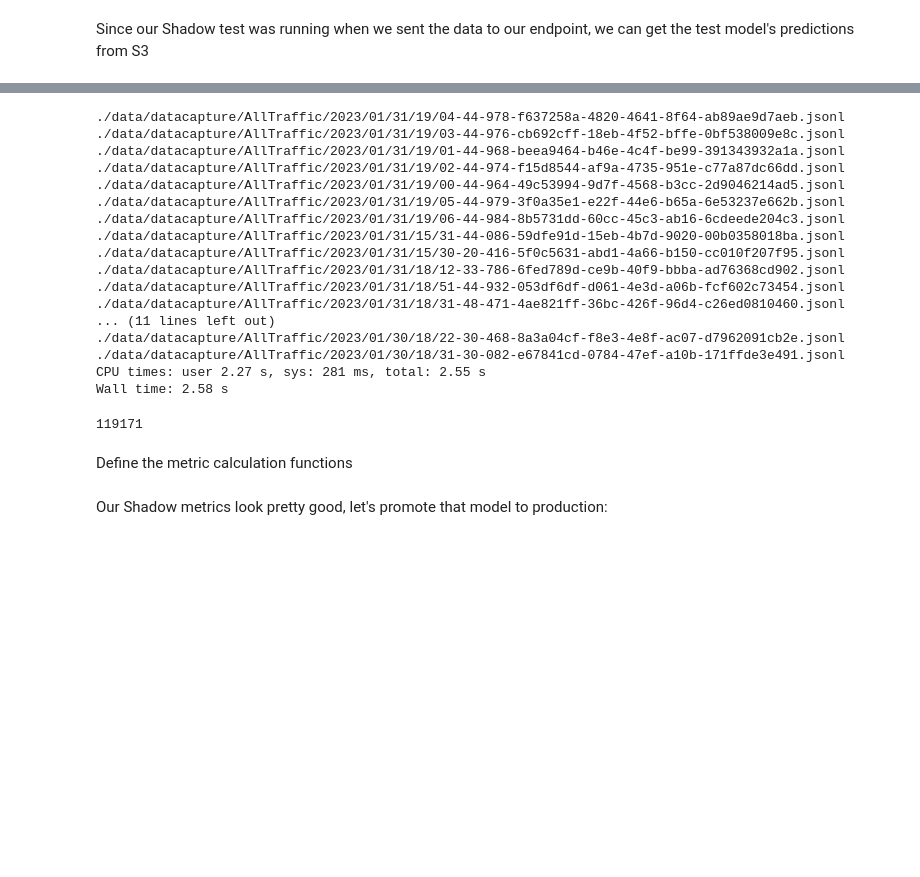
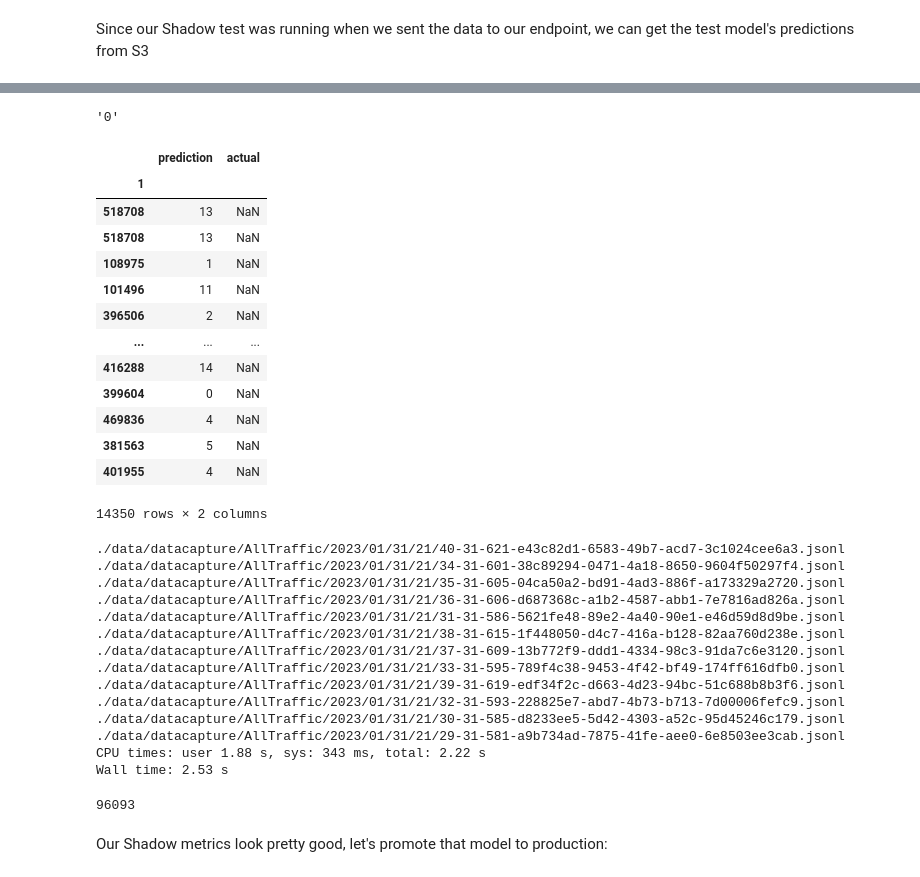
Before and after one commit to sengstacken/labs, a Jupyter notebook: tabular/webtraffic_xgboost/XGBoost-WebTraffic-ShadowTest.ipynb, the cells around one changed output, grey strips where cells are left out. Drawn from its saved outputs; the diff is of its cells as text; code cells hidden in the pictures; blank space fills up the shorter version.

```diff
--- a/tabular/webtraffic_xgboost/XGBoost-WebTraffic-ShadowTest.ipynb
+++ b/tabular/webtraffic_xgboost/XGBoost-WebTraffic-ShadowTest.ipynb
@@ -612,5 +626,7 @@ for f in shadowfiles:
 
             # utput from model
             model_output = base64.b64decode(obj['captureData']['endpointOutput']['data']).decode('UTF-8').strip('[').strip(']')
-            shadowout.append(model_output)
+            metadata = obj['eventMetadata']
+            if 'inferenceId' in metadata:
+                shadowout.append([model_output, metadata['inferenceId']])
 # %% [output]
@@ -639,0 +667,11 @@ len(shadowout)
+# %%
+shadow_df = pd.DataFrame(shadowout)
+shadow_df['int_index'] = shadow_df[1].map(int)
+shadow_df.set_index('int_index', inplace=True)
+shadow_df.rename(columns={0:'prediction'}, inplace=True)
+true_df.rename(columns={0:'actual'}, inplace=True)
+shadow_df.drop(columns=[1], axis=1, inplace=True)
+print(shadow_df.head())
+print(true_df.head())
+all_df = shadow_df.merge(true_df, left_index=True, right_index=True)
+all_df
@@ -640,3 +721,24 @@ len(shadowout)
+# %%
+model_output[:10]
+# %% [output]
+'0'
+# %%
+shadow_df
+# %% [output]
+|  | prediction | actual |
+| 1 |  |  |
+| 518708 | 13 | NaN |
+| 518708 | 13 | NaN |
+| 108975 | 1 | NaN |
+| 101496 | 11 | NaN |
+| 396506 | 2 | NaN |
+| ... | ... | ... |
+| 416288 | 14 | NaN |
+| 399604 | 0 | NaN |
+| 469836 | 4 | NaN |
+| 381563 | 5 | NaN |
+| 401955 | 4 | NaN |
+14350 rows × 2 columns
 # %%
 %%time
 
@@ -655,24 +757,21 @@ for f in prodfiles:
             model_output = base64.b64decode(obj['captureData']['endpointOutput']['data']).decode('UTF-8').strip('[').strip(']')
             prodout.append(model_output)
 # %% [output]
-./data/datacapture/AllTraffic/2023/01/31/19/04-44-978-f637258a-4820-4641-8f64-ab89ae9d7aeb.jsonl
-./data/datacapture/AllTraffic/2023/01/31/19/03-44-976-cb692cff-18eb-4f52-bffe-0bf538009e8c.jsonl
-./data/datacapture/AllTraffic/2023/01/31/19/01-44-968-beea9464-b46e-4c4f-be99-391343932a1a.jsonl
-./data/datacapture/AllTraffic/2023/01/31/19/02-44-974-f15d8544-af9a-4735-951e-c77a87dc66dd.jsonl
-./data/datacapture/AllTraffic/2023/01/31/19/00-44-964-49c53994-9d7f-4568-b3cc-2d9046214ad5.jsonl
-./data/datacapture/AllTraffic/2023/01/31/19/05-44-979-3f0a35e1-e22f-44e6-b65a-6e53237e662b.jsonl
-./data/datacapture/AllTraffic/2023/01/31/19/06-44-984-8b5731dd-60cc-45c3-ab16-6cdeede204c3.jsonl
-./data/datacapture/AllTraffic/2023/01/31/15/31-44-086-59dfe91d-15eb-4b7d-9020-00b0358018ba.jsonl
-./data/datacapture/AllTraffic/2023/01/31/15/30-20-416-5f0c5631-abd1-4a66-b150-cc010f207f95.jsonl
-./data/datacapture/AllTraffic/2023/01/31/18/12-33-786-6fed789d-ce9b-40f9-bbba-ad76368cd902.jsonl
-./data/datacapture/AllTraffic/2023/01/31/18/51-44-932-053df6df-d061-4e3d-a06b-fcf602c73454.jsonl
-./data/datacapture/AllTraffic/2023/01/31/18/31-48-471-4ae821ff-36bc-426f-96d4-c26ed0810460.jsonl
-... (11 lines left out)
-./data/datacapture/AllTraffic/2023/01/30/18/22-30-468-8a3a04cf-f8e3-4e8f-ac07-d7962091cb2e.jsonl
-./data/datacapture/AllTraffic/2023/01/30/18/31-30-082-e67841cd-0784-47ef-a10b-171ffde3e491.jsonl
-CPU times: user 2.27 s, sys: 281 ms, total: 2.55 s
-Wall time: 2.58 s
+./data/datacapture/AllTraffic/2023/01/31/21/40-31-621-e43c82d1-6583-49b7-acd7-3c1024cee6a3.jsonl
+./data/datacapture/AllTraffic/2023/01/31/21/34-31-601-38c89294-0471-4a18-8650-9604f50297f4.jsonl
+./data/datacapture/AllTraffic/2023/01/31/21/35-31-605-04ca50a2-bd91-4ad3-886f-a173329a2720.jsonl
+./data/datacapture/AllTraffic/2023/01/31/21/36-31-606-d687368c-a1b2-4587-abb1-7e7816ad826a.jsonl
+./data/datacapture/AllTraffic/2023/01/31/21/31-31-586-5621fe48-89e2-4a40-90e1-e46d59d8d9be.jsonl
+./data/datacapture/AllTraffic/2023/01/31/21/38-31-615-1f448050-d4c7-416a-b128-82aa760d238e.jsonl
+./data/datacapture/AllTraffic/2023/01/31/21/37-31-609-13b772f9-ddd1-4334-98c3-91da7c6e3120.jsonl
+./data/datacapture/AllTraffic/2023/01/31/21/33-31-595-789f4c38-9453-4f42-bf49-174ff616dfb0.jsonl
+./data/datacapture/AllTraffic/2023/01/31/21/39-31-619-edf34f2c-d663-4d23-94bc-51c688b8b3f6.jsonl
+./data/datacapture/AllTraffic/2023/01/31/21/32-31-593-228825e7-abd7-4b73-b713-7d00006fefc9.jsonl
+./data/datacapture/AllTraffic/2023/01/31/21/30-31-585-d8233ee5-5d42-4303-a52c-95d45246c179.jsonl
+./data/datacapture/AllTraffic/2023/01/31/21/29-31-581-a9b734ad-7875-41fe-aee0-6e8503ee3cab.jsonl
+CPU times: user 1.88 s, sys: 343 ms, total: 2.22 s
+Wall time: 2.53 s
 # %%
 len(prodout)
 # %% [output]
-119171
+96093
@@ -683,2 +777,0 @@ model2_predicted_classes
-# %% [markdown]
-Define the metric calculation functions
```
Also changed, not shown: parts of 36 cells of this notebook.
